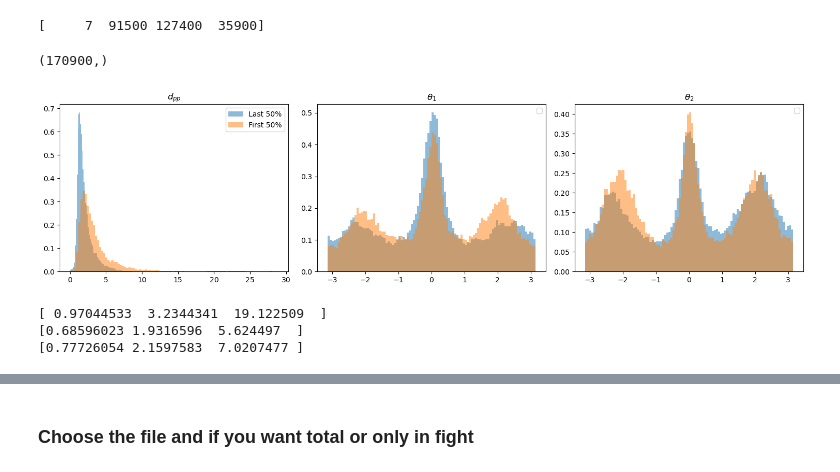
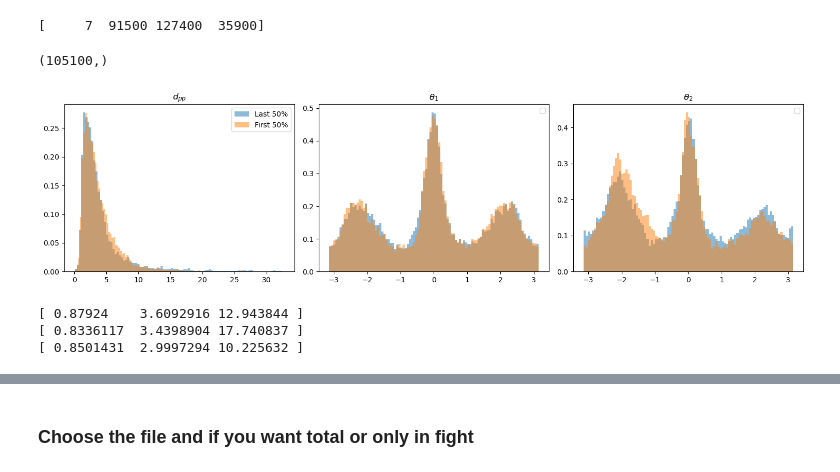
Before and after one commit to Marindevandijk/Thesis-clean, a Jupyter notebook: notebook_exploratory/01_overdamped_exploration.ipynb, the cells around one changed output, grey strips where cells are left out. Saved outputs shown, nothing was run; the diff lists cells and outputs as text; code cells hidden in the pictures.

```diff
--- a/notebook_exploratory/01_overdamped_exploration.ipynb
+++ b/notebook_exploratory/01_overdamped_exploration.ipynb
@@ -259,8 +259,10 @@ def Run_Force_inference(X,time_idx,K,M,lam):
     S.print_report()
     return S, descriptor
 # %%
-path ="/Users/marindevandijk/Documents/CLS 2025/Thesis/Coding/ZebraFish_project/Data/tracking_results/FishTank20200525_161602_tracking_results.h5" # exp 15
+#path ="/Users/marindevandijk/Documents/CLS 2025/Thesis/Coding/ZebraFish_project/Data/tracking_results/FishTank20200525_161602_tracking_results.h5" # exp 15
 #path ="/Users/marindevandijk/Documents/CLS 2025/Thesis/Coding/ZebraFish_project/Data/tracking_results/FishTank20200130_153857_tracking_results.h5"
+
+path = "/Users/marindevandijk/Documents/CLS 2025/Thesis/Coding/ZebraFish_project/Data/tracking_results/FishTank20200130_181614_tracking_results.h5" #exp0
 X_coordinates, fightbout = prepare_data(path,0,True)
 dpp,theta1,theta2 = calculate_variables(X_coordinates[:,:,:,:])
 print(dpp.shape)
@@ -276,35 +278,35 @@ thetai_85 = theta_i_c[:int(0.5*N)]
 thetai_15 = theta_i_c[int(0.5*N):]
 
 thetaj_85 = theta_j_c[:int(0.5*N)]
 thetaj_15 = theta_j_c[int(0.5*N):]
 
 axs[0].hist(dpp_15, bins=100, alpha=0.5,density = True, label='Last 50%')
 axs[0].hist(dpp_85, bins=100, alpha=0.5, density = True,label='First 50%')
 #axs[0].hist(dpp_15, bins=80, alpha=0.5,density = True, label='last 15%')
 
 axs[0].set_title(r'$d_{pp}$')
 axs[0].legend()
 
 # Theta 1
 axs[1].hist(thetai_15, bins=100, alpha=0.5, density = True)
 axs[1].hist(thetai_85, bins=100, alpha=0.5,density = True)
 #axs[1].hist(thetai_15, bins=80, alpha=0.5, density = True,label='last 15%')
 
 axs[1].set_title(r"$\theta_1$")
 axs[1].legend()
 # Theta 2
 axs[2].hist(thetaj_15, bins=100, alpha=0.5,density = True)
 axs[2].hist(thetaj_85, bins=100, alpha=0.5, density = True)
 #axs[2].hist(thetaj_15, bins=80, alpha=0.5,density = True, label='last 15%')
 
 axs[2].set_title(r"$\theta_2$")
 axs[2].legend()
 
 plt.tight_layout()
 plt.show()
 # %% [output]
-(170900,)
+(105100,)
-[figure, old version]
+[figure, new version]
 # %%
 q25, q50, q90 = np.percentile(dpp_85, [1, 60, 98])
 lam_first = jnp.array([q25, q50, q90])
@@ -318,9 +320,9 @@ q1, q60, q98 = np.percentile(d_pp_c, [1, 50, 95])
 lam_common = jnp.array([q1, q60, q98])
 print(lam_common)
 # %% [output]
-[ 0.97044533  3.2344341  19.122509  ]
-[0.68596023 1.9316596  5.624497  ]
-[0.77726054 2.1597583  7.0207477 ]
+[ 0.87924    3.6092916 12.943844 ]
+[ 0.8336117  3.4398904 17.740837 ]
+[ 0.8501431  2.9997294 10.225632 ]
 # %%
 #path = "/Users/marindevandijk/Documents/CLS 2025/Thesis/Coding/ZebraFish_project/Data/tracking_results/FishTank20200525_161602_tracking_results.h5"
 #d_pp,theta_i,theta_j = calculate_variables(prepare_data(path,True))
```
Also changed, not shown: parts of 3 cells of this notebook, 3 other files.
